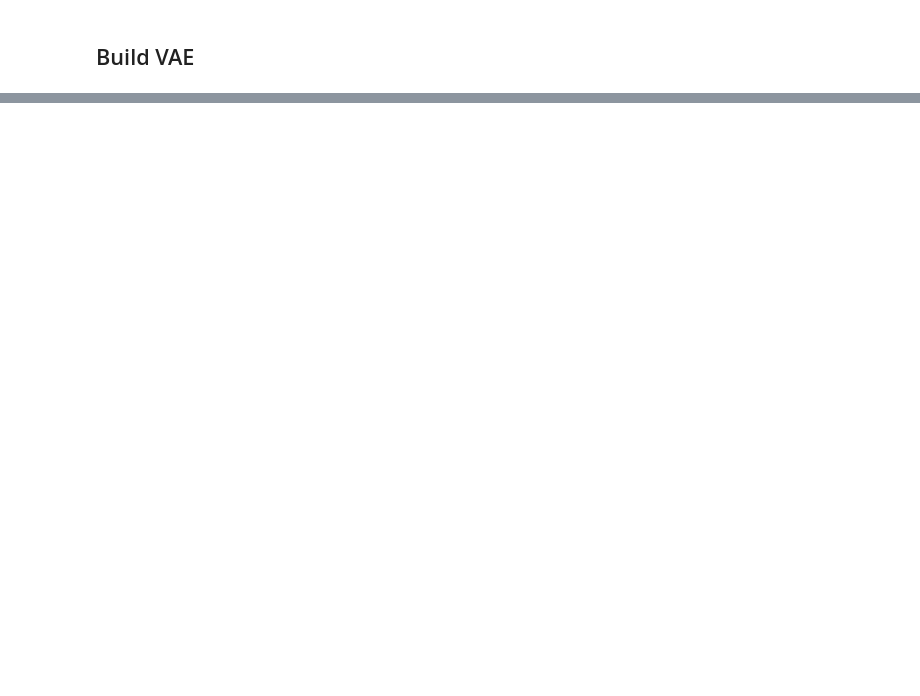
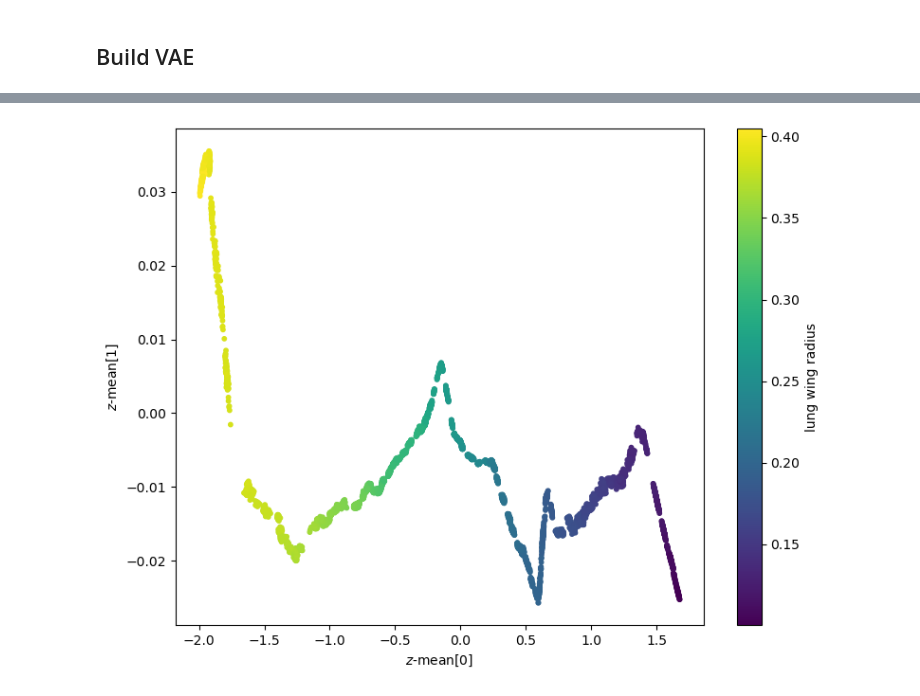
Before and after one commit to spatialaudio/Data-Driven-EIT-Imaging-using-Recurrent-Neural-Networks, a Jupyter notebook: codes/pred_thorax_LSTM_M_VAE.ipynb, the cells around one changed output, grey strips where cells are left out. Cells and saved outputs as stored; diff of their text form; code cells hidden in the pictures; blank space fills up the shorter version.

```diff
--- a/codes/pred_thorax_LSTM_M_VAE.ipynb
+++ b/codes/pred_thorax_LSTM_M_VAE.ipynb
@@ -84,0 +139,18 @@ class Sampling(layers.Layer):
+# %%
+perms = list()
+
+for ele in tqdm(np.sort(os.listdir(l_path))):
+    tmp_l = np.load(l_path + ele, allow_pickle=True)
+    perms.append(tmp_l["perm_array"])
+
+perms = np.array(perms) #/ 25  # DIVIDED BY 15 FOR VAE RANGE
+# %%
+# reset order to default
+perms_train = perms[:tt_spl]
+_, _, z0 = vae.encoder.predict(np.expand_dims(perms_train[0, :], 0))
+_, _, z50 = vae.encoder.predict(np.expand_dims(perms_train[50, :], 0))
+
+plot_reconstruction(mesh_obj, perms_train[0, :], title="true")
+plot_reconstruction(mesh_obj, np.concatenate(vae.decoder.predict(z0)))
+plot_reconstruction(mesh_obj, perms_train[50, :], title="true")
+plot_reconstruction(mesh_obj, np.concatenate(vae.decoder.predict(z50)))
@@ -84,0 +166,4 @@ class Sampling(layers.Layer):
+# %%
+train_z_mean, train_z_log_var, train_z = vae.encoder.predict(perms_train)
+test_z_mean, test_z_log_var, test_z = vae.encoder.predict(perms_test)
+all_z_mean, all_z_log_var, all_z = vae.encoder.predict(perms)
@@ -84,0 +174,12 @@ class Sampling(layers.Layer):
+# %%
+plt.figure(figsize=(8, 6))
+plt.scatter(train_z_mean[:, 0], train_z_mean[:, 1], c=radii_train, s=10)
+plt.xlabel("$z$-mean[0]")
+plt.ylabel("$z$-mean[1]")
+# plt.axis('off')
+plt.tight_layout()
+# plt.savefig("../../beauty_of_latent_spaces/1.pdf")
+plt.colorbar(label="lung wing radius")
+plt.show()
+# %% [output]
+[figure, added]
```
Also changed, not shown: parts of 42 cells of this notebook, 2 other files.
